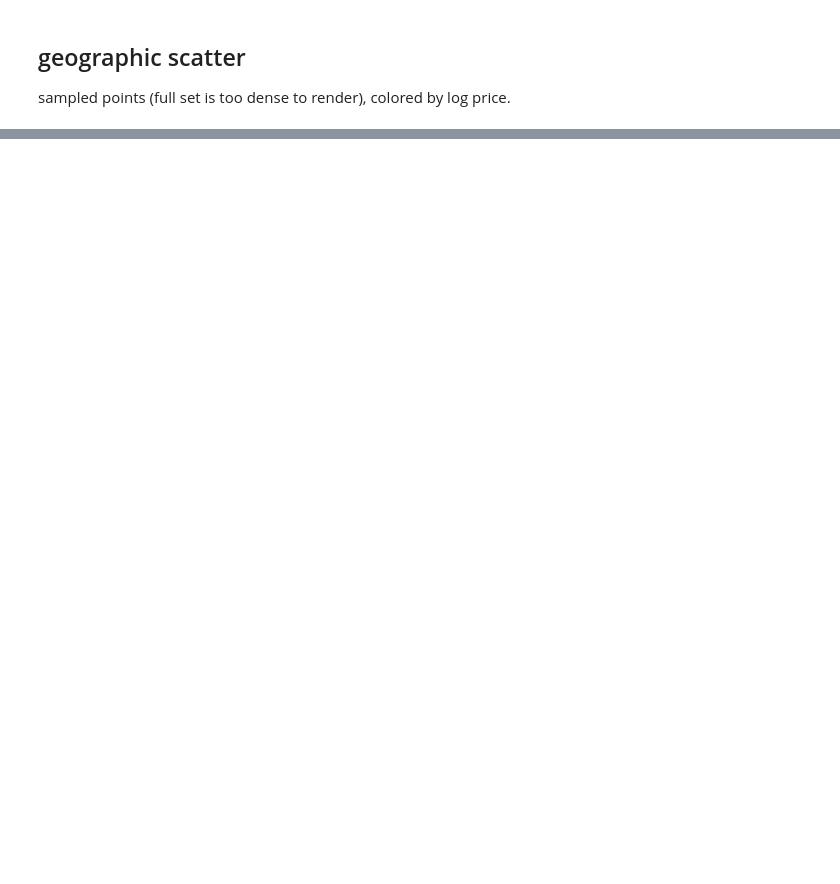
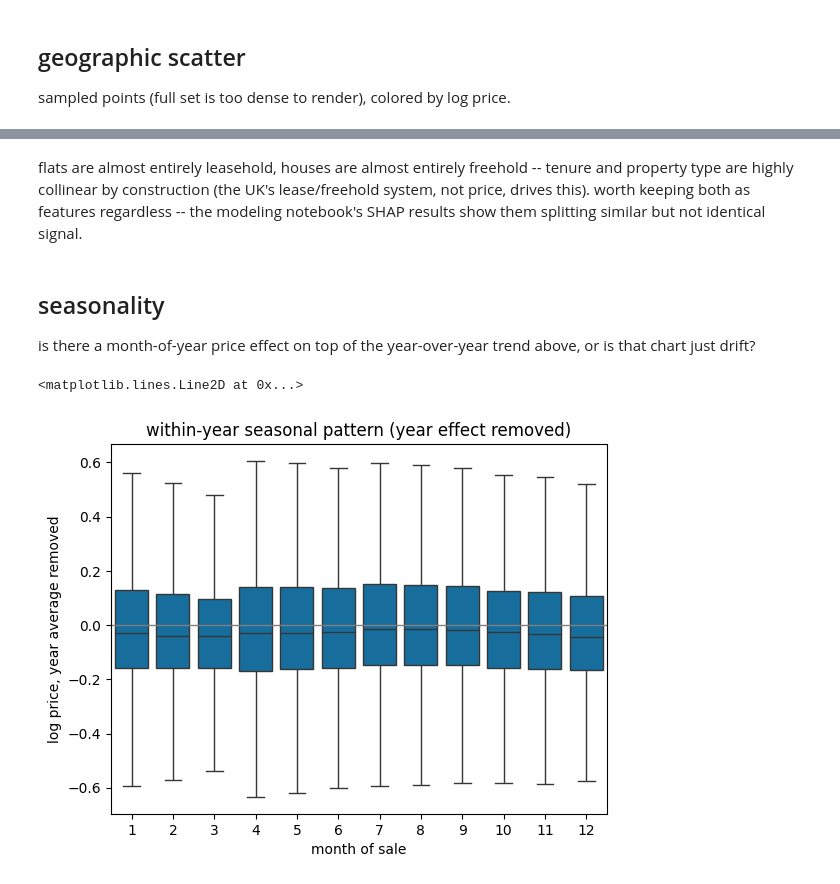
Before and after one commit to camerons-world/house_price_prediction, a Jupyter notebook: notebooks/01_eda.ipynb, the cells around one changed output, grey strips where cells are left out. Cells and saved outputs as stored; diff of their text form; code cells hidden in the pictures; blank space fills up the shorter version.

```diff
--- a/notebooks/01_eda.ipynb
+++ b/notebooks/01_eda.ipynb
@@ -371,0 +212,21 @@ feature engineering explored here (hex indexing, distance, trailing stats, neigh
+# %% [markdown]
+flats are almost entirely leasehold, houses are almost entirely freehold -- tenure and property type are highly collinear by construction (the UK's lease/freehold system, not price, drives this). worth keeping both as features regardless -- the modeling notebook's SHAP results show them splitting similar but not identical signal.
+# %% [markdown]
+## seasonality
+
+is there a month-of-year price effect on top of the year-over-year trend above, or is that chart just drift?
+# %%
+detrended = df.copy()
+detrended['log_price'] = detrended['price'].apply('log10')
+detrended['year_mean_log'] = detrended.groupby(detrended['date_of_transfer'].dt.year)['log_price'].transform('mean')
+detrended['seasonal_resid'] = detrended['log_price'] - detrended['year_mean_log']
+detrended['month'] = detrended['date_of_transfer'].dt.month
+
+sns.boxplot(detrended, x='month', y='seasonal_resid', showfliers=False)
+plt.ylabel('log price, year average removed')
+plt.xlabel('month of sale')
+plt.title('within-year seasonal pattern (year effect removed)')
+plt.axhline(0, color='grey', linewidth=1)
+# %% [output]
+<matplotlib.lines.Line2D at 0x...>
+[figure, added]
```
Also changed, not shown: parts of 71 cells of this notebook.
